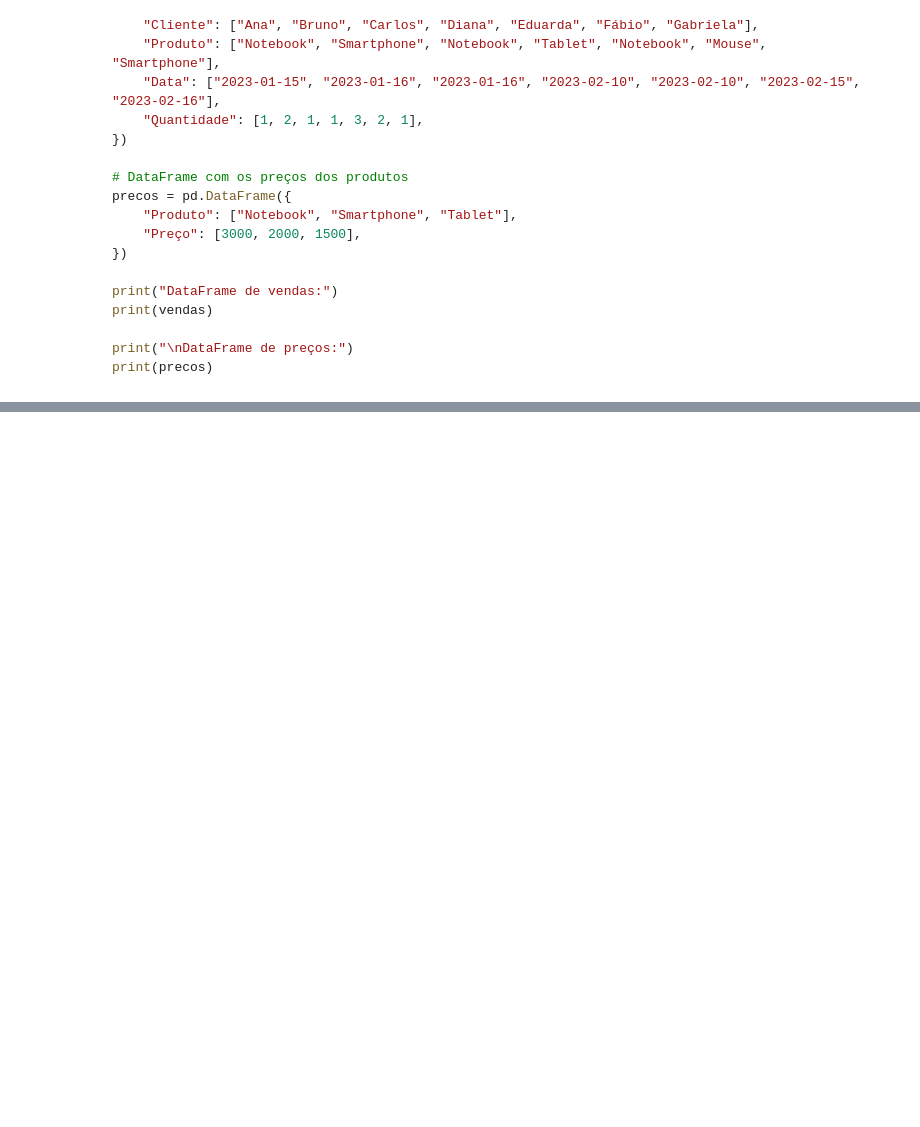
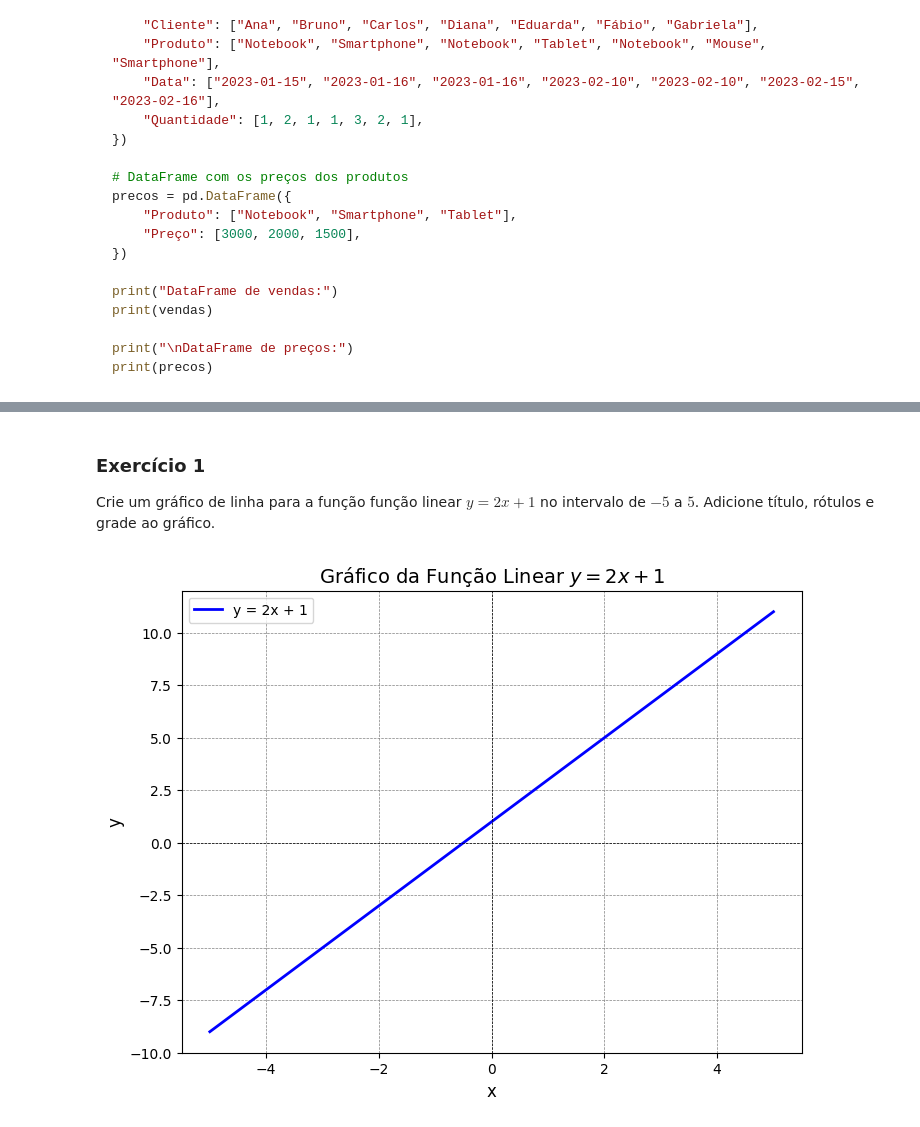
Before and after one commit to py241026066/CEE2, a Jupyter notebook: aulas.ipynb, the cells around one changed output, grey strips where cells are left out. Drawn from its saved outputs; the diff is of its cells as text; code cells hidden in the pictures; blank space fills up the shorter version.

```diff
--- a/aulas.ipynb
+++ b/aulas.ipynb
@@ -3327,0 +4041,30 @@ print(precos)
+# %% [markdown]
+### Exercício 1
+
+Crie um gráfico de linha para a função função linear $𝑦=2𝑥+1$
+no intervalo de $-5$ a $5$. Adicione título, rótulos e grade ao gráfico.
+# %%
+import matplotlib.pyplot as plt
+import numpy as np
+
+# Definindo os valores de x no intervalo de -5 a 5
+x = np.linspace(-5, 5, 100)
+
+# Função linear y = 2x + 1
+y = 2 * x + 1
+
+# Criando o gráfico de linha
+plt.figure(figsize=(8, 6))
+plt.plot(x, y, label="y = 2x + 1", color="blue", linewidth=2)
+
+# Adicionando título, rótulos e grade
+plt.title("Gráfico da Função Linear $y = 2x + 1$", fontsize=14)
+plt.xlabel("x", fontsize=12)
+plt.ylabel("y", fontsize=12)
+plt.axhline(0, color="black", linewidth=0.5, linestyle="--")  # Linha horizontal no eixo x
+plt.axvline(0, color="black", linewidth=0.5, linestyle="--")  # Linha vertical no eixo y
+plt.grid(color="gray", linestyle="--", linewidth=0.5)
+plt.legend()
+plt.show()
+# %% [output]
+[figure, added]
```
Also changed, not shown: parts of 97 cells of this notebook.
